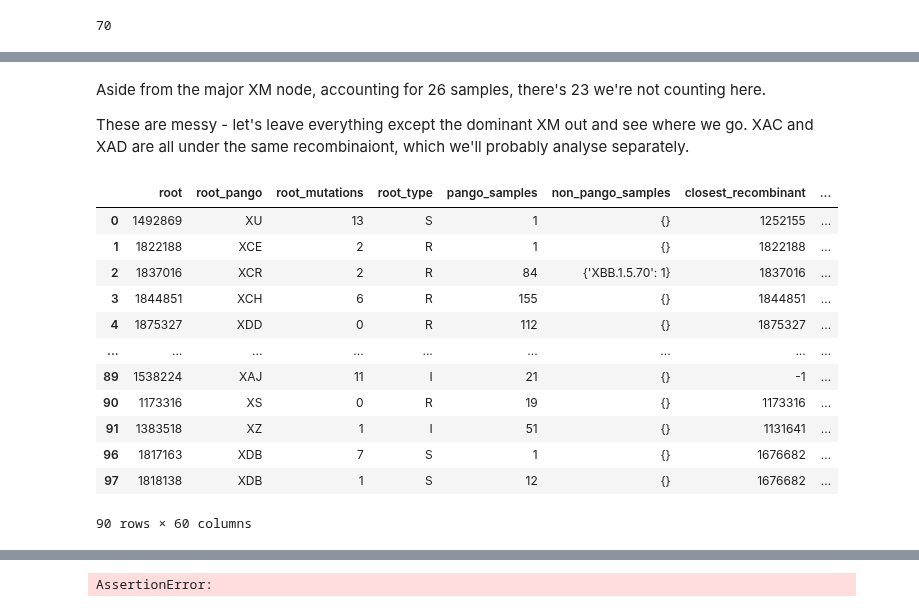
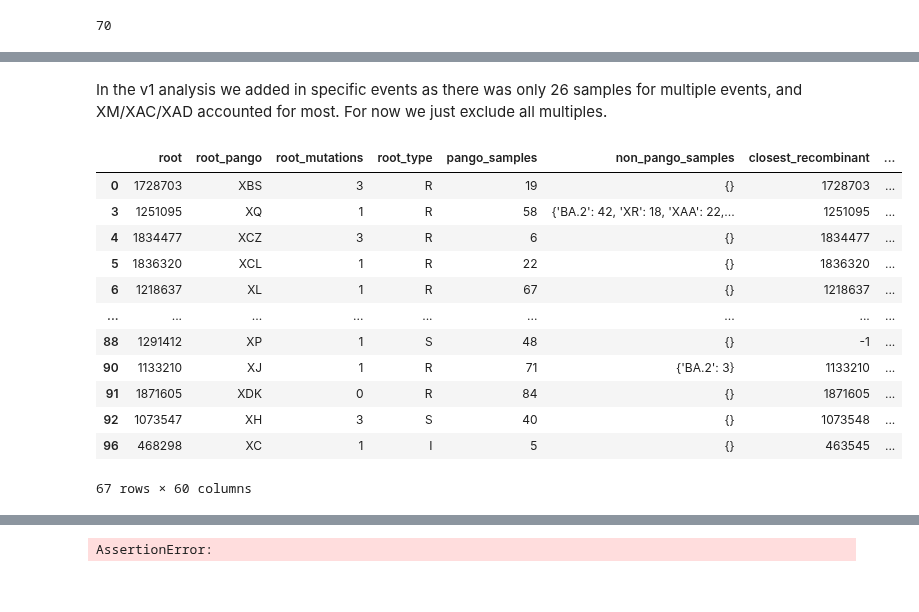
Before and after one commit to jeromekelleher/sc2ts-paper, a Jupyter notebook: notebooks/tab_pango_x_events.ipynb, the cells around one changed output, grey strips where cells are left out. Drawn from its saved outputs; the diff is of its cells as text; code cells hidden in the pictures.

```diff
--- a/notebooks/tab_pango_x_events.ipynb
+++ b/notebooks/tab_pango_x_events.ipynb
@@ -146,23 +180,21 @@ np.int64(497)
 # %% [markdown]
-Aside from the major XM node, accounting for 26 samples, there's 23 we're not counting here.
-
-
-These are messy - let's leave everything except the dominant XM out and see where we go. XAC and XAD are all under the same recombinaiont, which we'll probably analyse separately.
+In the v1 analysis we added in specific events as there was only 26 samples for multiple events, and XM/XAC/XAD accounted for most. For now we just exclude all multiples.
 # %%
-pango_events_tbl = dfe[~dfe["root_pango"].isin(["XM", "XAC", "XAD"])]
-pango_events_tbl = pd.concat([pango_events_tbl, dfe[dfe["root"] == 1003220]]).copy()
+#pango_events_tbl = dfe[~dfe["root_pango"].isin(["XM", "XAC", "XAD"])]
+#pango_events_tbl = pd.concat([pango_events_tbl, dfe[dfe["root"] == 1003220]]).copy()
+pango_events_tbl = dfe[~dfe["root_pango"].isin(multiple.index)]
 pango_events_tbl
 # %% [output]
 |  | root | root_pango | root_mutations | root_type | pango_samples | non_pango_samples | closest_recombinant | ... |
-| 0 | 1492869 | XU | 13 | S | 1 | {} | 1252155 | ... |
-| 1 | 1822188 | XCE | 2 | R | 1 | {} | 1822188 | ... |
-| 2 | 1837016 | XCR | 2 | R | 84 | {'XBB.1.5.70': 1} | 1837016 | ... |
-| 3 | 1844851 | XCH | 6 | R | 155 | {} | 1844851 | ... |
-| 4 | 1875327 | XDD | 0 | R | 112 | {} | 1875327 | ... |
+| 0 | 1728703 | XBS | 3 | R | 19 | {} | 1728703 | ... |
+| 3 | 1251095 | XQ | 1 | R | 58 | {'BA.2': 42, 'XR': 18, 'XAA': 22,... | 1251095 | ... |
+| 4 | 1834477 | XCZ | 3 | R | 6 | {} | 1834477 | ... |
+| 5 | 1836320 | XCL | 1 | R | 22 | {} | 1836320 | ... |
+| 6 | 1218637 | XL | 1 | R | 67 | {} | 1218637 | ... |
 | ... | ... | ... | ... | ... | ... | ... | ... | ... |
-| 89 | 1538224 | XAJ | 11 | I | 21 | {} | -1 | ... |
-| 90 | 1173316 | XS | 0 | R | 19 | {} | 1173316 | ... |
-| 91 | 1383518 | XZ | 1 | I | 51 | {} | 1131641 | ... |
-| 96 | 1817163 | XDB | 7 | S | 1 | {} | 1676682 | ... |
-| 97 | 1818138 | XDB | 1 | S | 12 | {} | 1676682 | ... |
+| 88 | 1291412 | XP | 1 | S | 48 | {} | -1 | ... |
+| 90 | 1133210 | XJ | 1 | R | 71 | {'BA.2': 3} | 1133210 | ... |
+| 91 | 1871605 | XDK | 0 | R | 84 | {} | 1871605 | ... |
+| 92 | 1073547 | XH | 3 | S | 40 | {} | 1073548 | ... |
+| 96 | 468298 | XC | 1 | I | 5 | {} | 463545 | ... |
-90 rows × 60 columns
+67 rows × 60 columns
```
Also changed, not shown: parts of 59 cells of this notebook.
